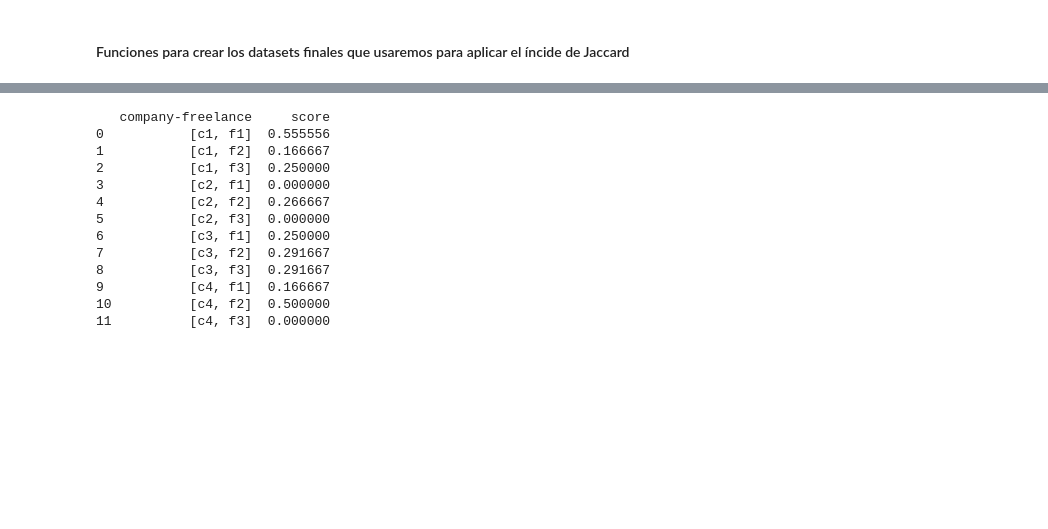
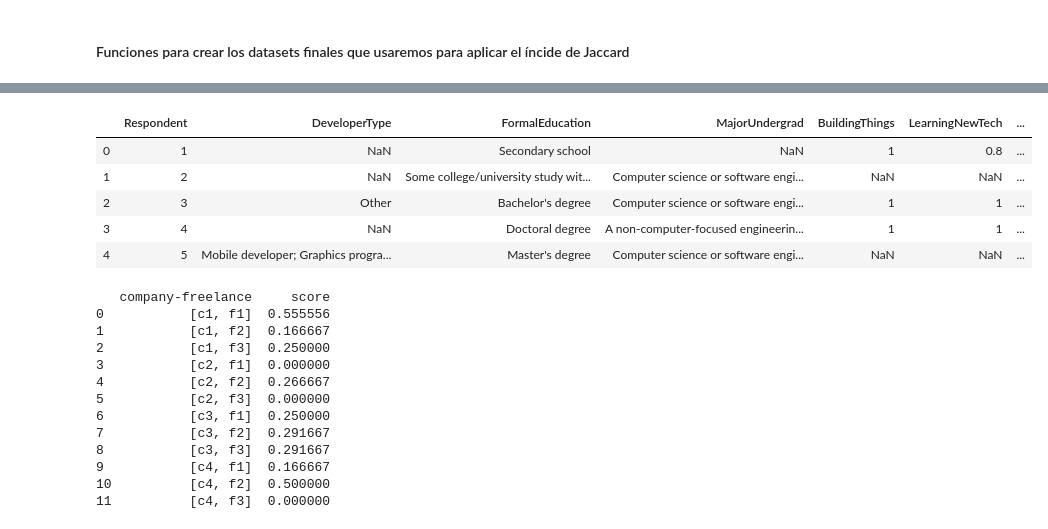
Before and after one commit to Cmarinoc/TFM_Startups, a Jupyter notebook: MatchEmpresasFreelances.ipynb, the cells around one changed output, grey strips where cells are left out. Saved outputs shown, nothing was run; the diff lists cells and outputs as text; code cells hidden in the pictures; blank space fills up the shorter version.

```diff
--- a/MatchEmpresasFreelances.ipynb
+++ b/MatchEmpresasFreelances.ipynb
@@ -88,2 +295,21 @@ def recode_education(df_freelance,col_freelance):
+# %%
+var_comp_recode=["Percent_skill_Entrepreneurship","Percent_skill_Operations","Percent_skill_Leadership"]
+var_freelances_recode=["BuildingThings","LearningNewTech", "RightWrongWay","CompetePeers", "DiversityImportant","ChallengeMyself","UnderstandComputers","InvestTimeTools","ChangeWorld"]
+
+for i in var_comp_recode:
+    companies=recode(companies,i)
+    companies_dataset=companies
+for x in var_freelances_recode:
+    freelances=recode_other_skills(freelances,x)
+    freelances_dataset= freelances
+# %%
+freelances_dataset.head()
+# %% [output]
+|  | Respondent | DeveloperType | FormalEducation | MajorUndergrad | BuildingThings | LearningNewTech | ... |
+| 0 | 1 | NaN | Secondary school | NaN | 1 | 0.8 | ... |
+| 1 | 2 | NaN | Some college/university study wit... | Computer science or software engi... | NaN | NaN | ... |
+| 2 | 3 | Other | Bachelor's degree | Computer science or software engi... | 1 | 1 | ... |
+| 3 | 4 | NaN | Doctoral degree | A non-computer-focused engineerin... | 1 | 1 | ... |
+| 4 | 5 | Mobile developer; Graphics progra... | Master's degree | Computer science or software engi... | NaN | NaN | ... |
 # %%
 # Generamos los dataset finales
```
Also changed, not shown: parts of 23 cells of this notebook.
